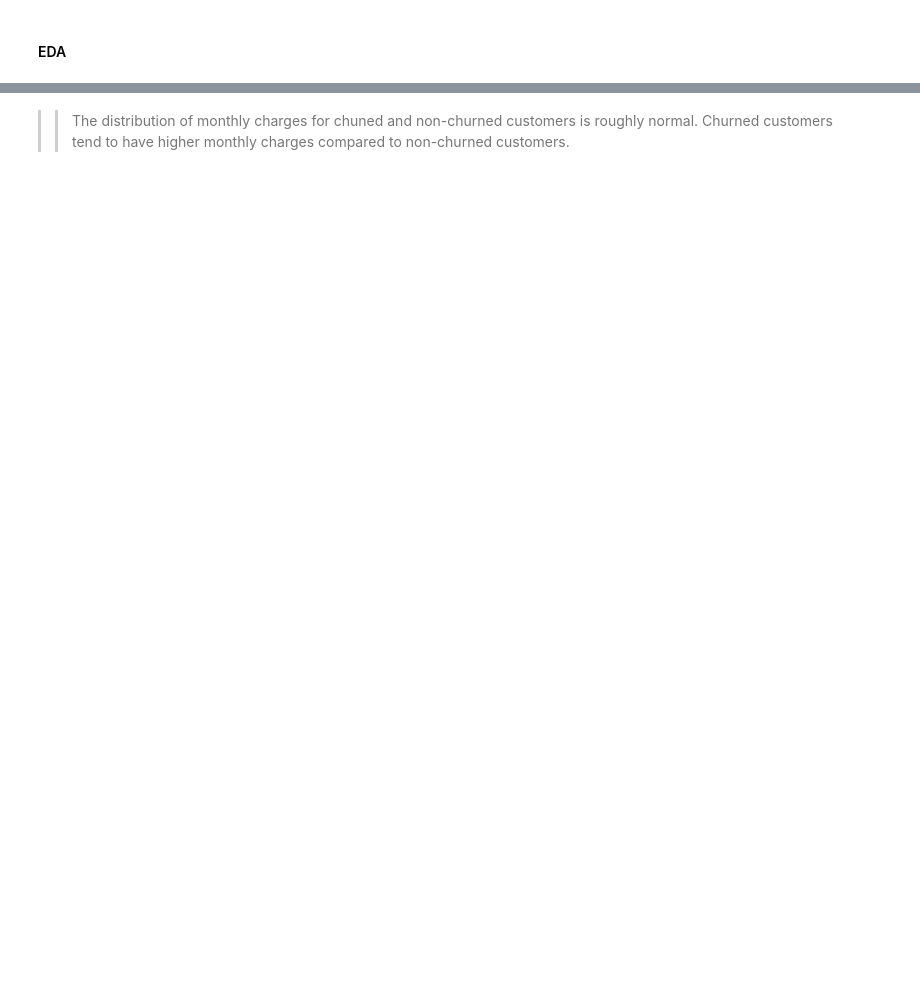
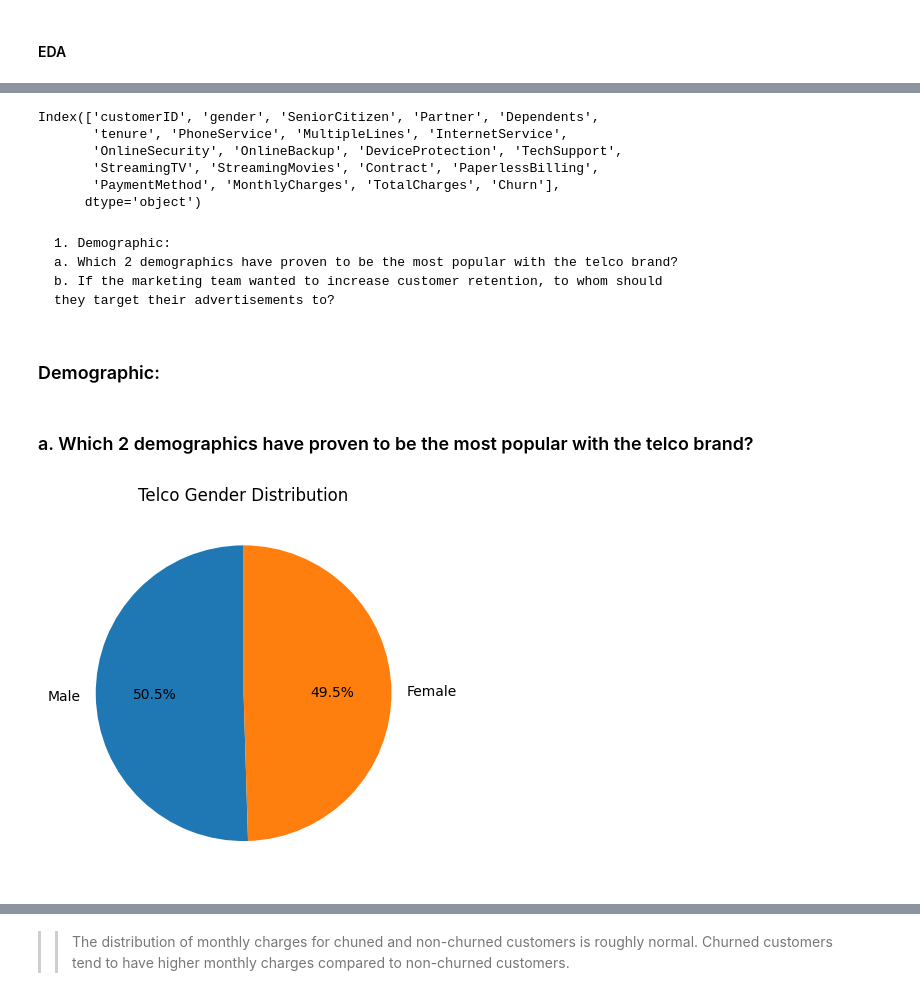
Before and after one commit to gathungugabriel/ADS-Assignment-4, a Jupyter notebook: Untitled.ipynb, the cells around one changed output, grey strips where cells are left out. Drawn from its saved outputs; the diff is of its cells as text; code cells hidden in the pictures; blank space fills up the shorter version.

```diff
--- a/Untitled.ipynb
+++ b/Untitled.ipynb
@@ -239,0 +69,35 @@ plt.show()
+# %%
+telco_data.columns
+# %% [output]
+Index(['customerID', 'gender', 'SeniorCitizen', 'Partner', 'Dependents',
+       'tenure', 'PhoneService', 'MultipleLines', 'InternetService',
+       'OnlineSecurity', 'OnlineBackup', 'DeviceProtection', 'TechSupport',
+       'StreamingTV', 'StreamingMovies', 'Contract', 'PaperlessBilling',
+       'PaymentMethod', 'MonthlyCharges', 'TotalCharges', 'Churn'],
+      dtype='object')
+# %% [markdown]
+    1. Demographic:
+    a. Which 2 demographics have proven to be the most popular with the telco brand?
+    b. If the marketing team wanted to increase customer retention, to whom should
+    they target their advertisements to?
+# %% [markdown]
+### Demographic:
+# %% [markdown]
+ ###   a. Which 2 demographics have proven to be the most popular with the telco brand?
+# %%
+
+# Create a bar chart
+
+# Aggregate the counts by gender
+gender_counts = telco_data['gender'].value_counts()
+
+# Create a pie chart
+plt.pie(gender_counts, labels=gender_counts.index, autopct='%1.1f%%', startangle=90)
+
+# Set the chart title
+plt.title('Telco Gender Distribution')
+
+# Display the chart
+plt.show()
+# %% [output]
+[figure, added]
```
Also changed, not shown: parts of 59 cells of this notebook.
